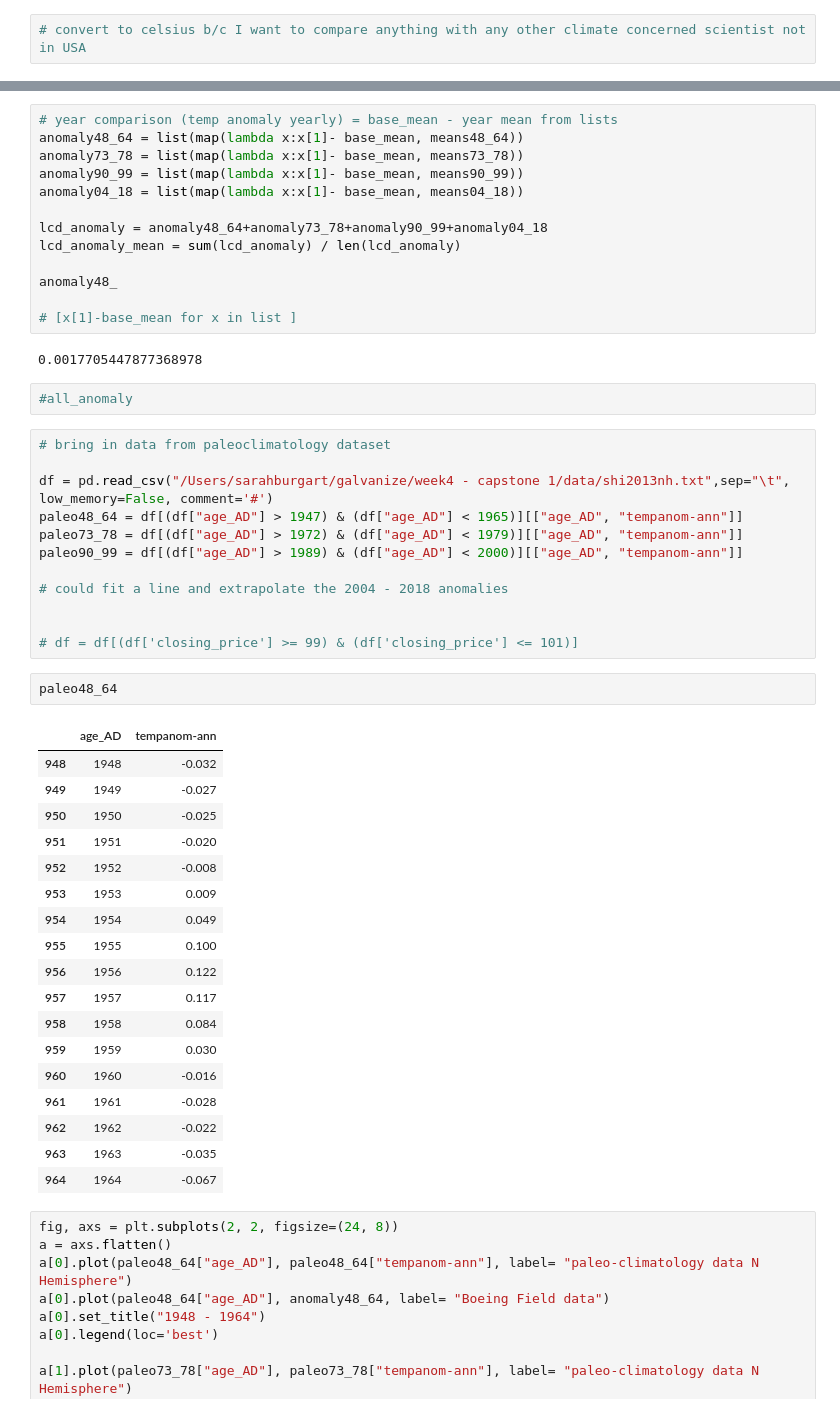
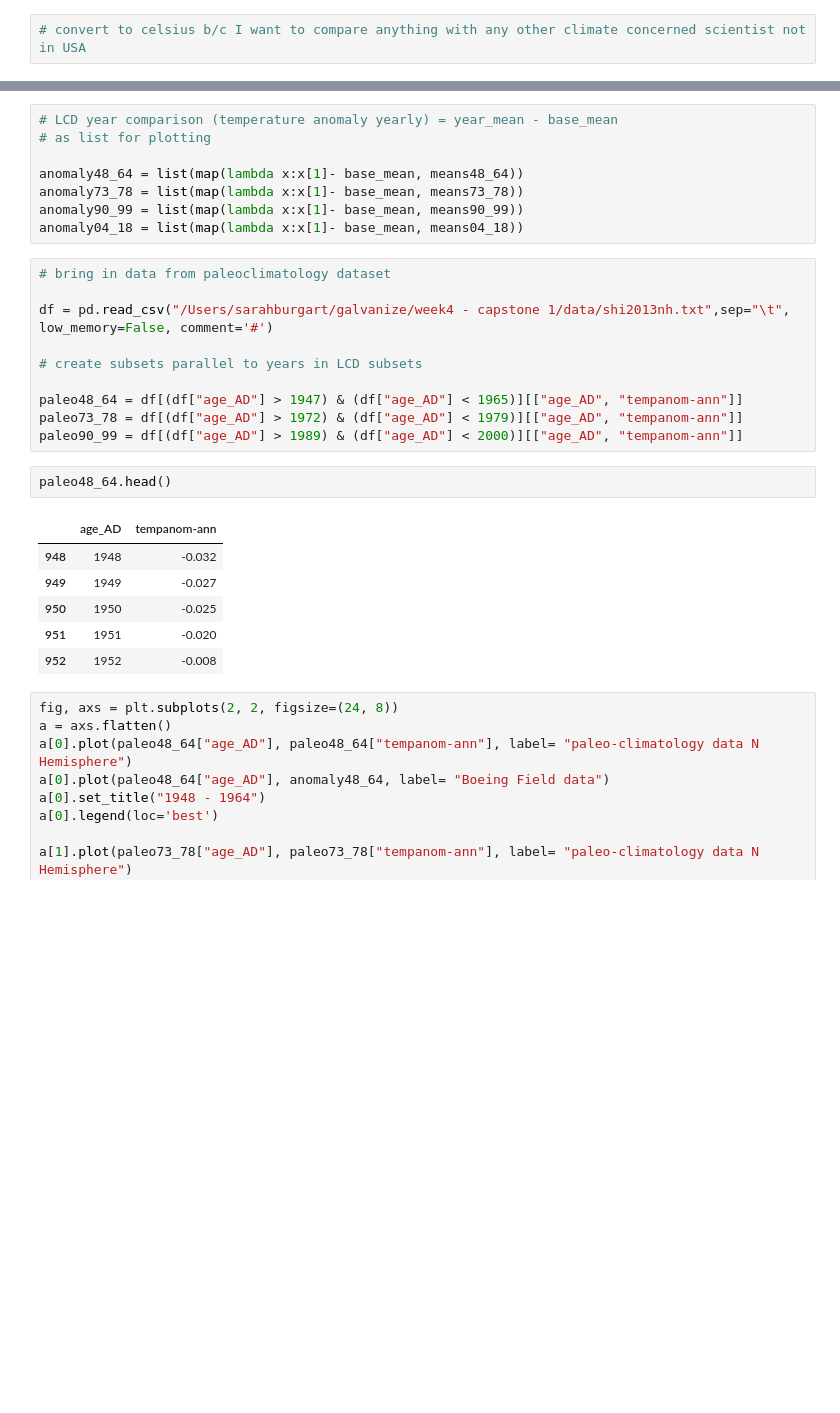
Before and after one commit to SarahMBurgart/temp-anomalies-seattle, a Jupyter notebook: NOAA dataset - CLEAN version.ipynb, the cells around one changed output, grey strips where cells are left out. Saved outputs shown, nothing was run; the diff lists cells and outputs as text; blank space fills up the shorter version.

```diff
--- a/NOAA dataset - CLEAN version.ipynb
+++ b/NOAA dataset - CLEAN version.ipynb
@@ -293,53 +182,30 @@ years04_18 = [x[0] for x in means04_18]
 # %%
-# year comparison (temp anomaly yearly) = base_mean - year mean from lists
+# LCD year comparison (temperature anomaly yearly) = year_mean - base_mean
+# as list for plotting
+
 anomaly48_64 = list(map(lambda x:x[1]- base_mean, means48_64))
 anomaly73_78 = list(map(lambda x:x[1]- base_mean, means73_78))
 anomaly90_99 = list(map(lambda x:x[1]- base_mean, means90_99))
 anomaly04_18 = list(map(lambda x:x[1]- base_mean, means04_18))
-
-lcd_anomaly = anomaly48_64+anomaly73_78+anomaly90_99+anomaly04_18
-lcd_anomaly_mean = sum(lcd_anomaly) / len(lcd_anomaly)
-
-anomaly48_
-
-# [x[1]-base_mean for x in list ]
-# %% [output]
-0.0017705447877368978
-# %%
-#all_anomaly
 # %%
 # bring in data from paleoclimatology dataset
 
 df = pd.read_csv("/Users/sarahburgart/galvanize/week4 - capstone 1/data/shi2013nh.txt",sep="\t", low_memory=False, comment='#')
+
+# create subsets parallel to years in LCD subsets
+
 paleo48_64 = df[(df["age_AD"] > 1947) & (df["age_AD"] < 1965)][["age_AD", "tempanom-ann"]]
 paleo73_78 = df[(df["age_AD"] > 1972) & (df["age_AD"] < 1979)][["age_AD", "tempanom-ann"]]
 paleo90_99 = df[(df["age_AD"] > 1989) & (df["age_AD"] < 2000)][["age_AD", "tempanom-ann"]]
-
-# could fit a line and extrapolate the 2004 - 2018 anomalies
-
-
-# df = df[(df['closing_price'] >= 99) & (df['closing_price'] <= 101)]
 # %%
-paleo48_64
+paleo48_64.head()
 # %% [output]
 |  | age_AD | tempanom-ann |
 | 948 | 1948 | -0.032 |
 | 949 | 1949 | -0.027 |
 | 950 | 1950 | -0.025 |
 | 951 | 1951 | -0.020 |
 | 952 | 1952 | -0.008 |
-| 953 | 1953 | 0.009 |
-| 954 | 1954 | 0.049 |
-| 955 | 1955 | 0.100 |
-| 956 | 1956 | 0.122 |
-| 957 | 1957 | 0.117 |
-| 958 | 1958 | 0.084 |
-| 959 | 1959 | 0.030 |
-| 960 | 1960 | -0.016 |
-| 961 | 1961 | -0.028 |
-| 962 | 1962 | -0.022 |
-| 963 | 1963 | -0.035 |
-| 964 | 1964 | -0.067 |
 # %%
 fig, axs = plt.subplots(2, 2, figsize=(24, 8))
 a = axs.flatten()
```
Also changed, not shown: parts of 43 cells of this notebook, 1 other file.
